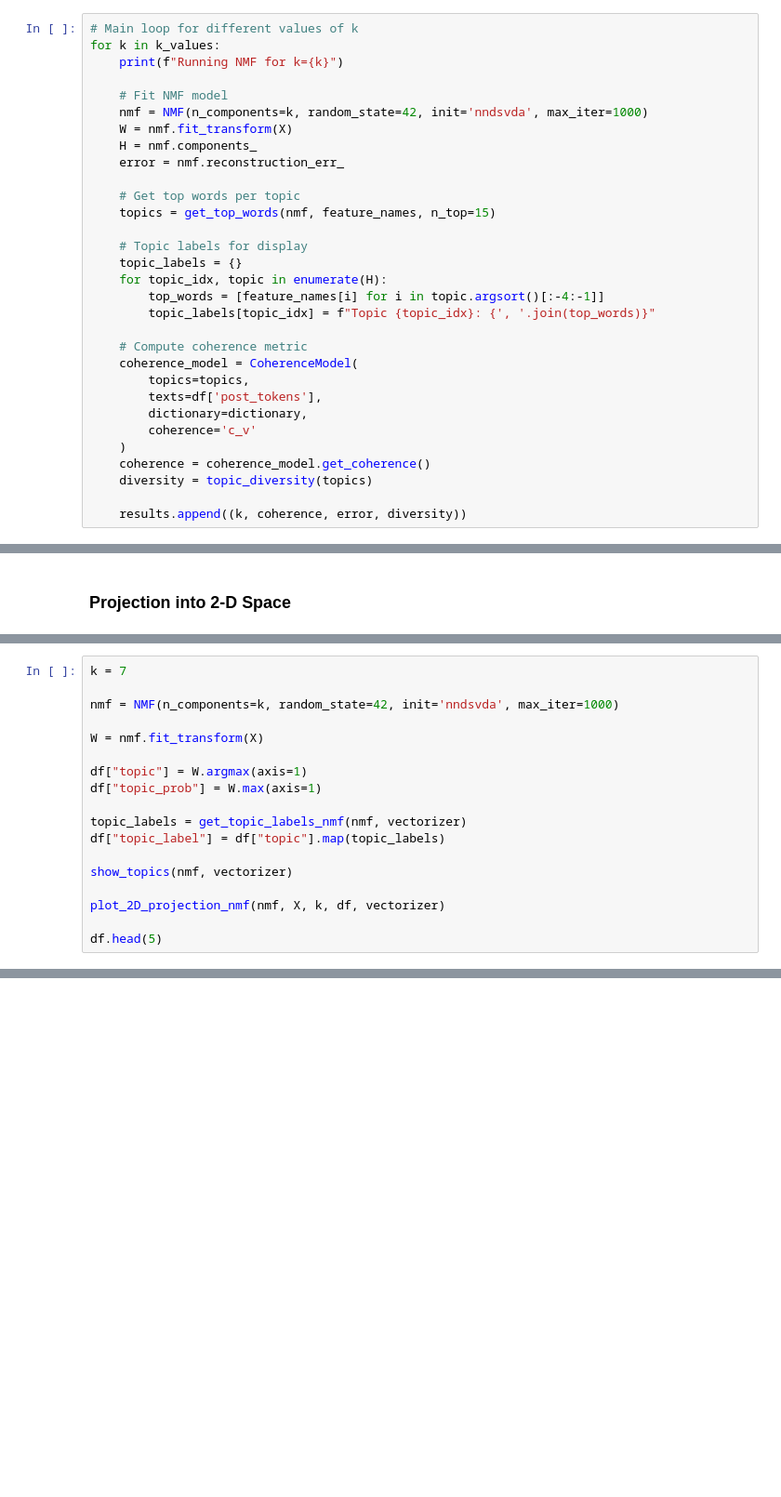
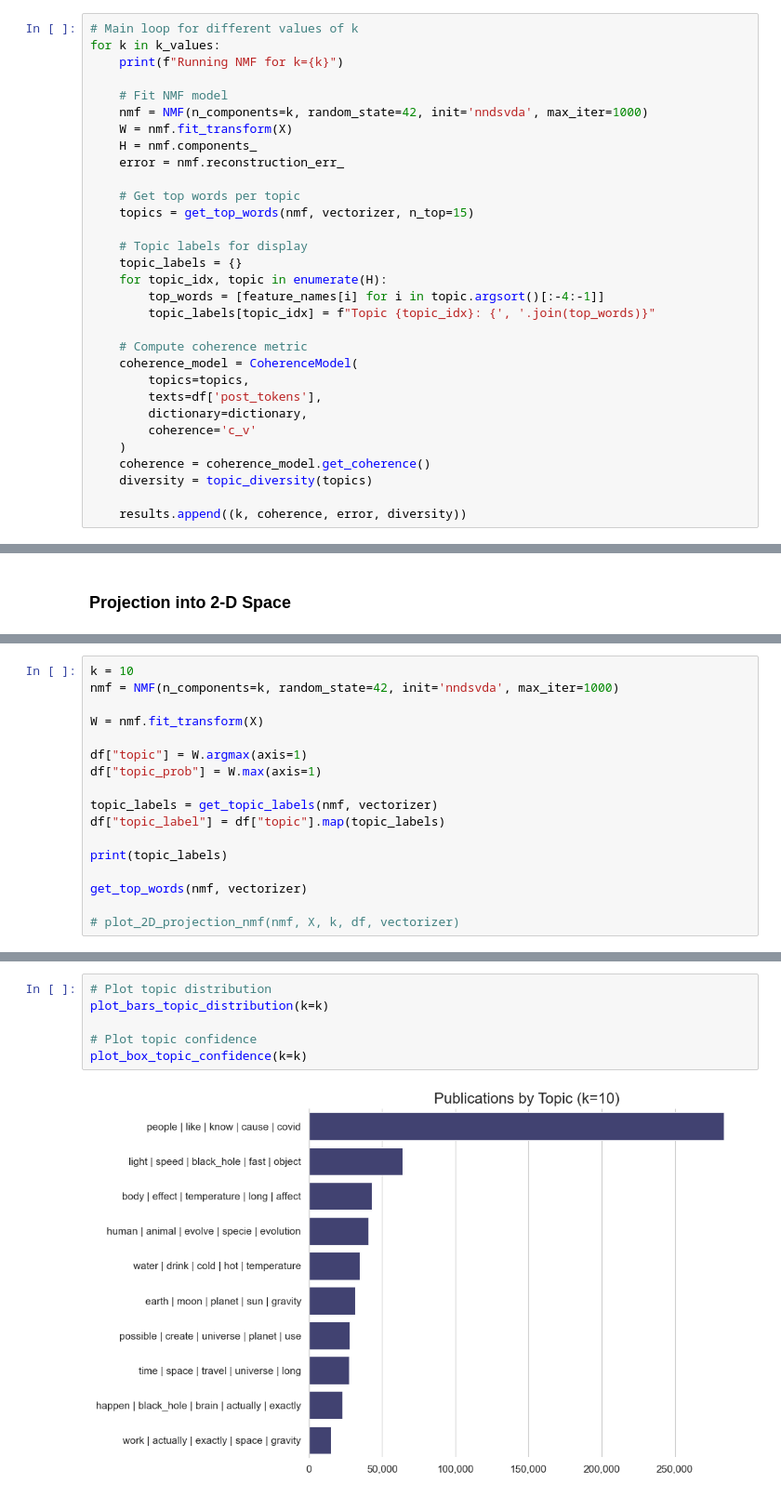
Before and after one commit to svenj-a/Topic_Modeling, a Jupyter notebook: Topic_Modeling_NMF.ipynb, the cells around one changed output, grey strips where cells are left out. Shown at 93% size. Drawn from its saved outputs; the diff is of its cells as text; blank space fills up the shorter version.

Commit message:
Top Words

```diff
--- a/Topic_Modeling_NMF.ipynb
+++ b/Topic_Modeling_NMF.ipynb
@@ -185,7 +186,7 @@ for k in k_values:
     error = nmf.reconstruction_err_
 
     # Get top words per topic
-    topics = get_top_words(nmf, feature_names, n_top=15)
+    topics = get_top_words(nmf, vectorizer, n_top=15)
 
     # Topic labels for display
     topic_labels = {}
@@ -514,21 +356,3 @@ def plot_2D_projection_nmf(nmf, X, k, df, vectorizer):
     plt.savefig(f"viz/NMF_pca_vs_umap_k{k}.png", dpi=300)
 
     plt.show()
-# %%
-k = 7
-
-nmf = NMF(n_components=k, random_state=42, init='nndsvda', max_iter=1000)
-
-W = nmf.fit_transform(X)
-
-df["topic"] = W.argmax(axis=1)
-df["topic_prob"] = W.max(axis=1)
-
-topic_labels = get_topic_labels_nmf(nmf, vectorizer)
-df["topic_label"] = df["topic"].map(topic_labels)
-
-show_topics(nmf, vectorizer)
-
-plot_2D_projection_nmf(nmf, X, k, df, vectorizer)
-
-df.head(5)
@@ -655,0 +433,17 @@ df
+# %%
+k = 10
+nmf = NMF(n_components=k, random_state=42, init='nndsvda', max_iter=1000)
+
+W = nmf.fit_transform(X)
+
+df["topic"] = W.argmax(axis=1)
+df["topic_prob"] = W.max(axis=1)
+
+topic_labels = get_topic_labels(nmf, vectorizer)
+df["topic_label"] = df["topic"].map(topic_labels)
+
+print(topic_labels)
+
+get_top_words(nmf, vectorizer)
+
+# plot_2D_projection_nmf(nmf, X, k, df, vectorizer)
@@ -655,0 +469,8 @@ df
+# %%
+# Plot topic distribution
+plot_bars_topic_distribution(k=k)
+
+# Plot topic confidence
+plot_box_topic_confidence(k=k)
+# %% [output]
+[figure, added]
```
Also changed, not shown: parts of 24 cells of this notebook, 5 other files.
